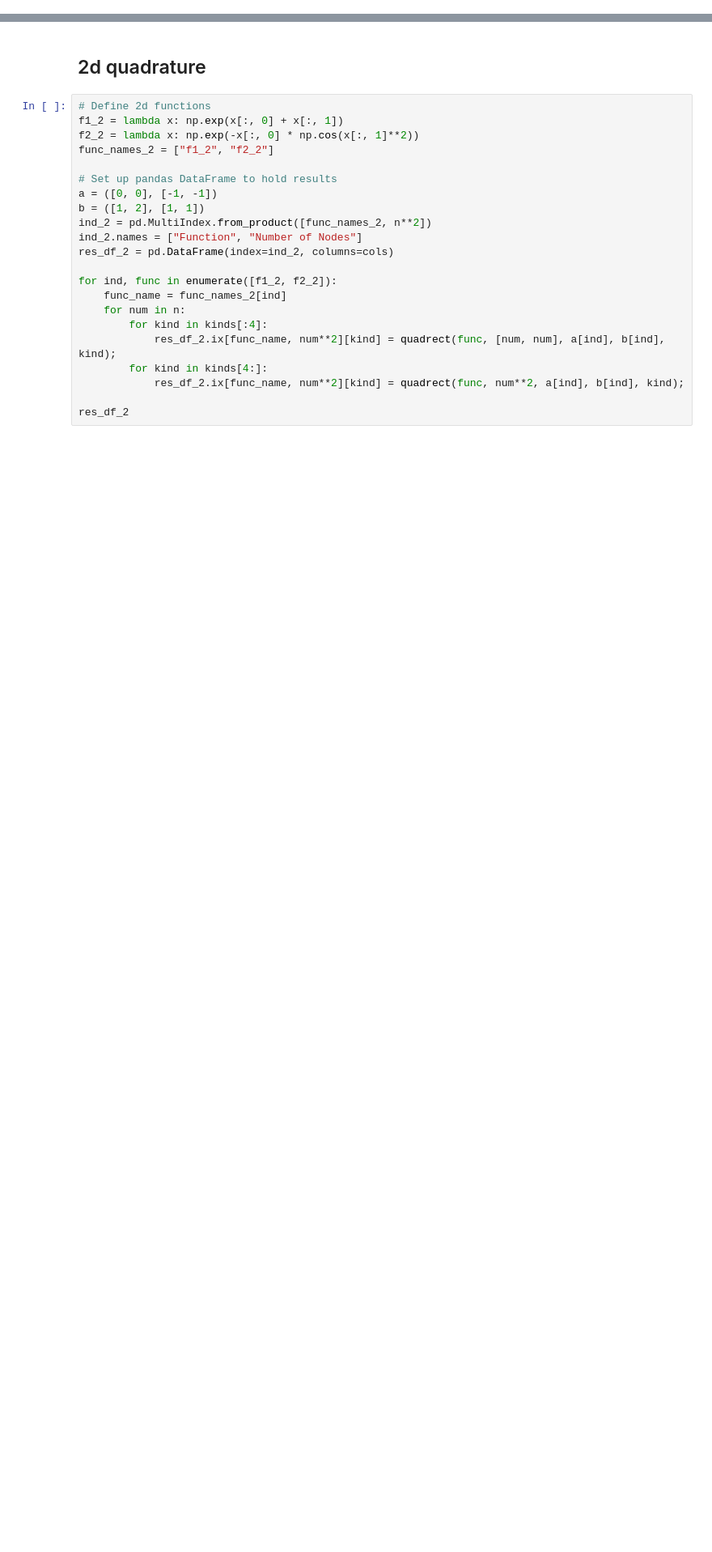
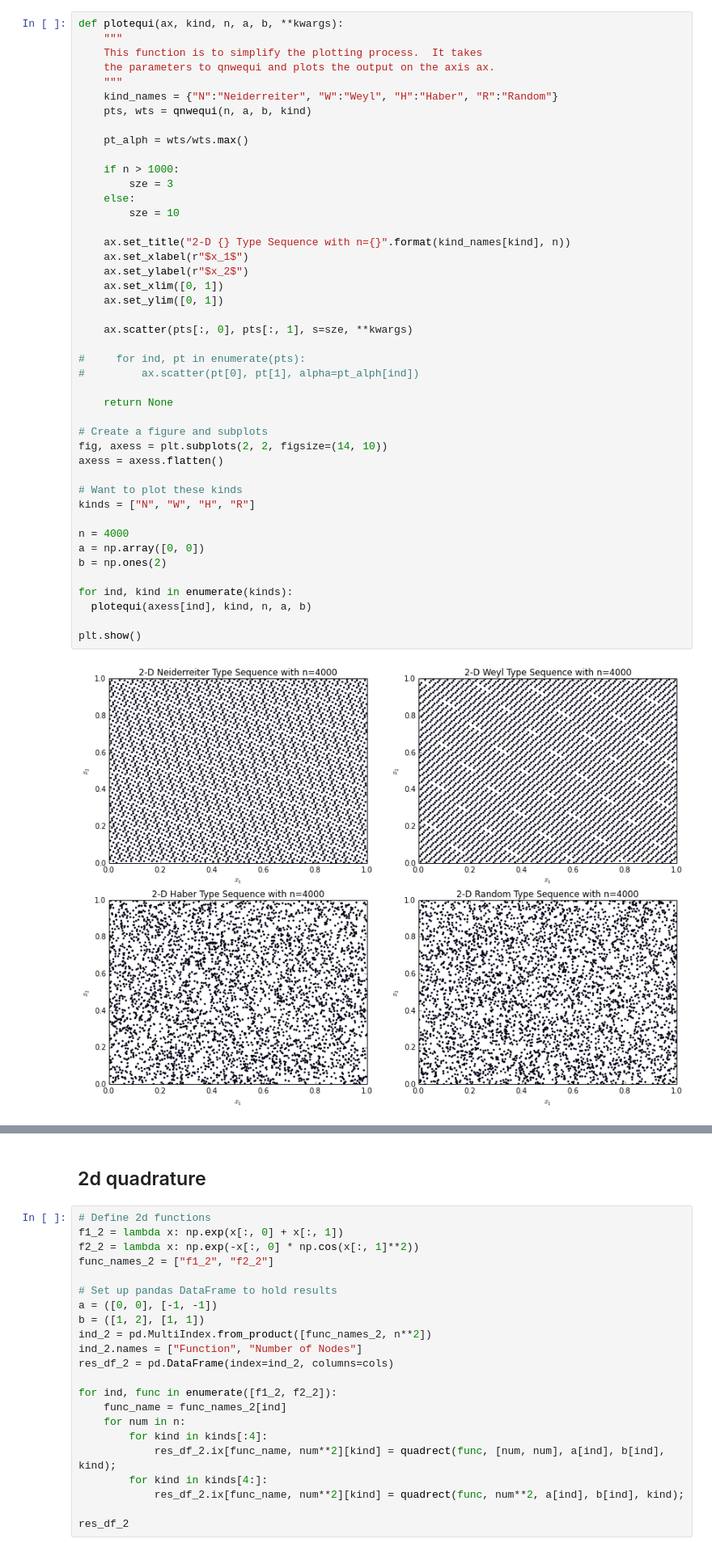
Before and after one commit to QuantEcon/QuantEcon.py, a Jupyter notebook: examples/quadrature.ipynb, the cells around one changed output, grey strips where cells are left out. Shown at 81% size. Saved outputs shown, nothing was run; the diff lists cells and outputs as text; blank space fills up the shorter version.

```diff
--- a/examples/quadrature.ipynb
+++ b/examples/quadrature.ipynb
@@ -8,0 +15,46 @@ from quantecon.quad import quadrect
+# %%
+def plotequi(ax, kind, n, a, b, **kwargs):
+    """
+    This function is to simplify the plotting process.  It takes
+    the parameters to qnwequi and plots the output on the axis ax.
+    """
+    kind_names = {"N":"Neiderreiter", "W":"Weyl", "H":"Haber", "R":"Random"}
+    pts, wts = qnwequi(n, a, b, kind)
+
+    pt_alph = wts/wts.max()
+
+    if n > 1000:
+        sze = 3
+    else:
+        sze = 10
+
+    ax.set_title("2-D {} Type Sequence with n={}".format(kind_names[kind], n))
+    ax.set_xlabel(r"$x_1$")
+    ax.set_ylabel(r"$x_2$")
+    ax.set_xlim([0, 1])
+    ax.set_ylim([0, 1])
+
+    ax.scatter(pts[:, 0], pts[:, 1], s=sze, **kwargs)
+
+#     for ind, pt in enumerate(pts):
+#         ax.scatter(pt[0], pt[1], alpha=pt_alph[ind])
+
+    return None
+
+# Create a figure and subplots
+fig, axess = plt.subplots(2, 2, figsize=(14, 10))
+axess = axess.flatten()
+
+# Want to plot these kinds
+kinds = ["N", "W", "H", "R"]
+
+n = 4000
+a = np.array([0, 0])
+b = np.ones(2)
+
+for ind, kind in enumerate(kinds):
+  plotequi(axess[ind], kind, n, a, b)
+
+plt.show()
+# %% [output]
+[figure, added]
```
Also changed, not shown: parts of 11 cells of this notebook.
